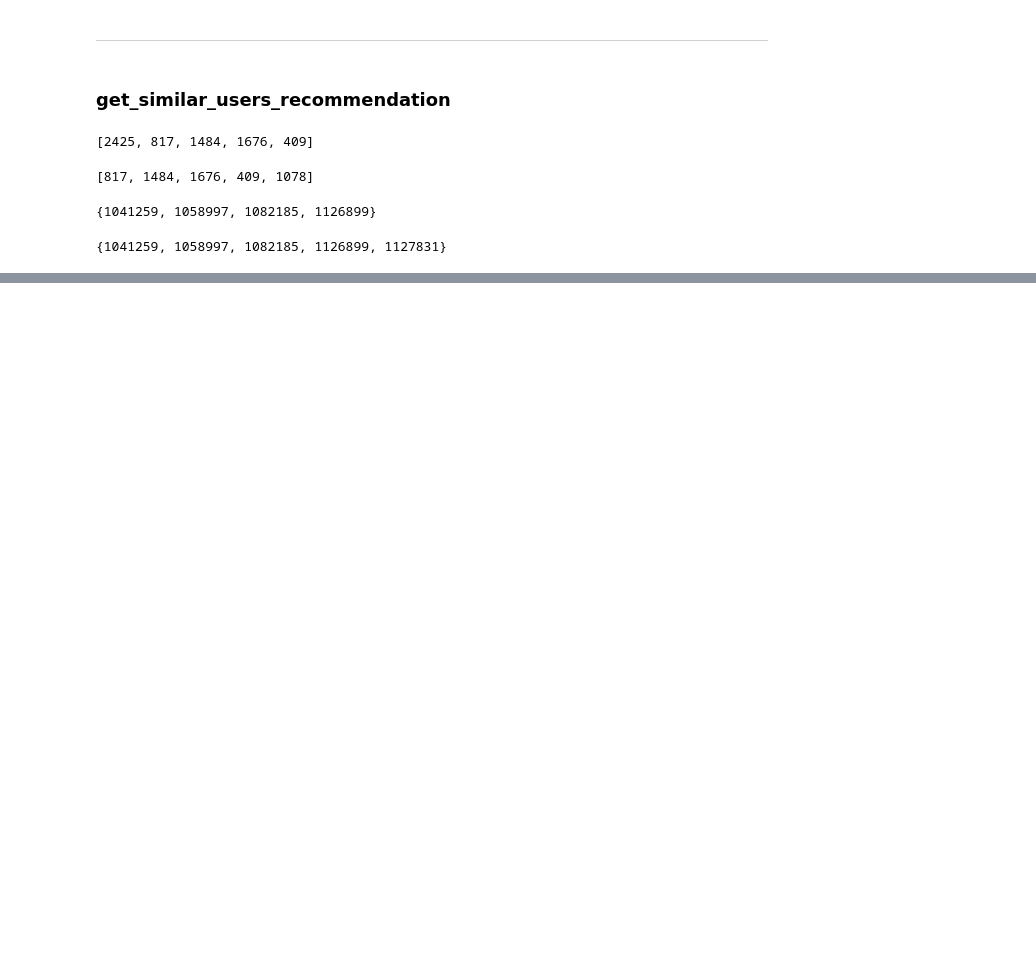
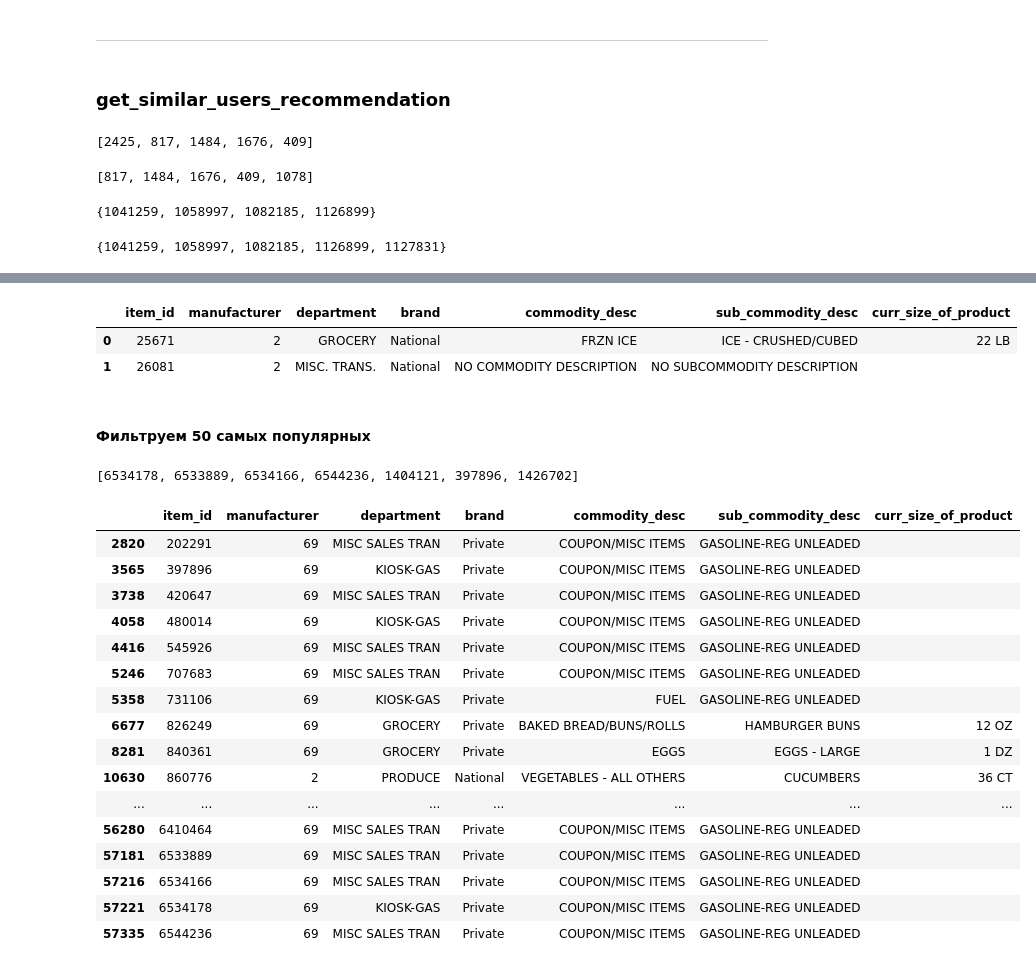
Before and after one commit to VitalyGladyshev/gb_rec_sys, a Jupyter notebook: rc_hw_04.ipynb, the cells around one changed output, grey strips where cells are left out. Drawn from its saved outputs; the diff is of its cells as text; code cells hidden in the pictures; blank space fills up the shorter version.

```diff
--- a/rc_hw_04.ipynb
+++ b/rc_hw_04.ipynb
@@ -120,0 +123,7 @@ recommender.get_similar_users_recommendation(user_id)
+# %%
+# Оставим только 5000 самых популярных товаров
+popularity = data.groupby('item_id')['quantity'].sum().reset_index()
+popularity.rename(columns={'quantity': 'n_sold'}, inplace=True)
+top_5000 = popularity.sort_values('n_sold', ascending=False).head(5000).item_id.tolist()
+#добавим, чтобы не потерять юзеров
+data.loc[~data['item_id'].isin(top_5000), 'item_id'] = 999999
@@ -120,0 +141,36 @@ recommender.get_similar_users_recommendation(user_id)
+# %%
+item_features = pd.read_csv('./sem_2/product.csv')   # '../data/product.csv'
+item_features.columns = [col.lower() for col in item_features.columns]
+item_features.rename(columns={'product_id': 'item_id'}, inplace=True)
+
+item_features.head(2)
+# %% [output]
+|  | item_id | manufacturer | department | brand | commodity_desc | sub_commodity_desc | curr_size_of_product |
+| 0 | 25671 | 2 | GROCERY | National | FRZN ICE | ICE - CRUSHED/CUBED | 22 LB |
+| 1 | 26081 | 2 | MISC. TRANS. | National | NO COMMODITY DESCRIPTION | NO SUBCOMMODITY DESCRIPTION |  |
+# %% [markdown]
+#### Фильтруем 50 самых популярных
+# %%
+top_5000[:7]
+# %% [output]
+[6534178, 6533889, 6534166, 6544236, 1404121, 397896, 1426702]
+# %%
+item_features.loc[item_features['item_id'].isin(top_5000[:50])]
+# %% [output]
+|  | item_id | manufacturer | department | brand | commodity_desc | sub_commodity_desc | curr_size_of_product |
+| 2820 | 202291 | 69 | MISC SALES TRAN | Private | COUPON/MISC ITEMS | GASOLINE-REG UNLEADED |  |
+| 3565 | 397896 | 69 | KIOSK-GAS | Private | COUPON/MISC ITEMS | GASOLINE-REG UNLEADED |  |
+| 3738 | 420647 | 69 | MISC SALES TRAN | Private | COUPON/MISC ITEMS | GASOLINE-REG UNLEADED |  |
+| 4058 | 480014 | 69 | KIOSK-GAS | Private | COUPON/MISC ITEMS | GASOLINE-REG UNLEADED |  |
+| 4416 | 545926 | 69 | MISC SALES TRAN | Private | COUPON/MISC ITEMS | GASOLINE-REG UNLEADED |  |
+| 5246 | 707683 | 69 | MISC SALES TRAN | Private | COUPON/MISC ITEMS | GASOLINE-REG UNLEADED |  |
+| 5358 | 731106 | 69 | KIOSK-GAS | Private | FUEL | GASOLINE-REG UNLEADED |  |
+| 6677 | 826249 | 69 | GROCERY | Private | BAKED BREAD/BUNS/ROLLS | HAMBURGER BUNS | 12 OZ |
+| 8281 | 840361 | 69 | GROCERY | Private | EGGS | EGGS - LARGE | 1 DZ |
+| 10630 | 860776 | 2 | PRODUCE | National | VEGETABLES - ALL OTHERS | CUCUMBERS | 36 CT |
+| ... | ... | ... | ... | ... | ... | ... | ... |
+| 56280 | 6410464 | 69 | MISC SALES TRAN | Private | COUPON/MISC ITEMS | GASOLINE-REG UNLEADED |  |
+| 57181 | 6533889 | 69 | MISC SALES TRAN | Private | COUPON/MISC ITEMS | GASOLINE-REG UNLEADED |  |
+| 57216 | 6534166 | 69 | MISC SALES TRAN | Private | COUPON/MISC ITEMS | GASOLINE-REG UNLEADED |  |
+| 57221 | 6534178 | 69 | KIOSK-GAS | Private | COUPON/MISC ITEMS | GASOLINE-REG UNLEADED |  |
+| 57335 | 6544236 | 69 | MISC SALES TRAN | Private | COUPON/MISC ITEMS | GASOLINE-REG UNLEADED |  |
```
Also changed, not shown: parts of 12 cells of this notebook.
